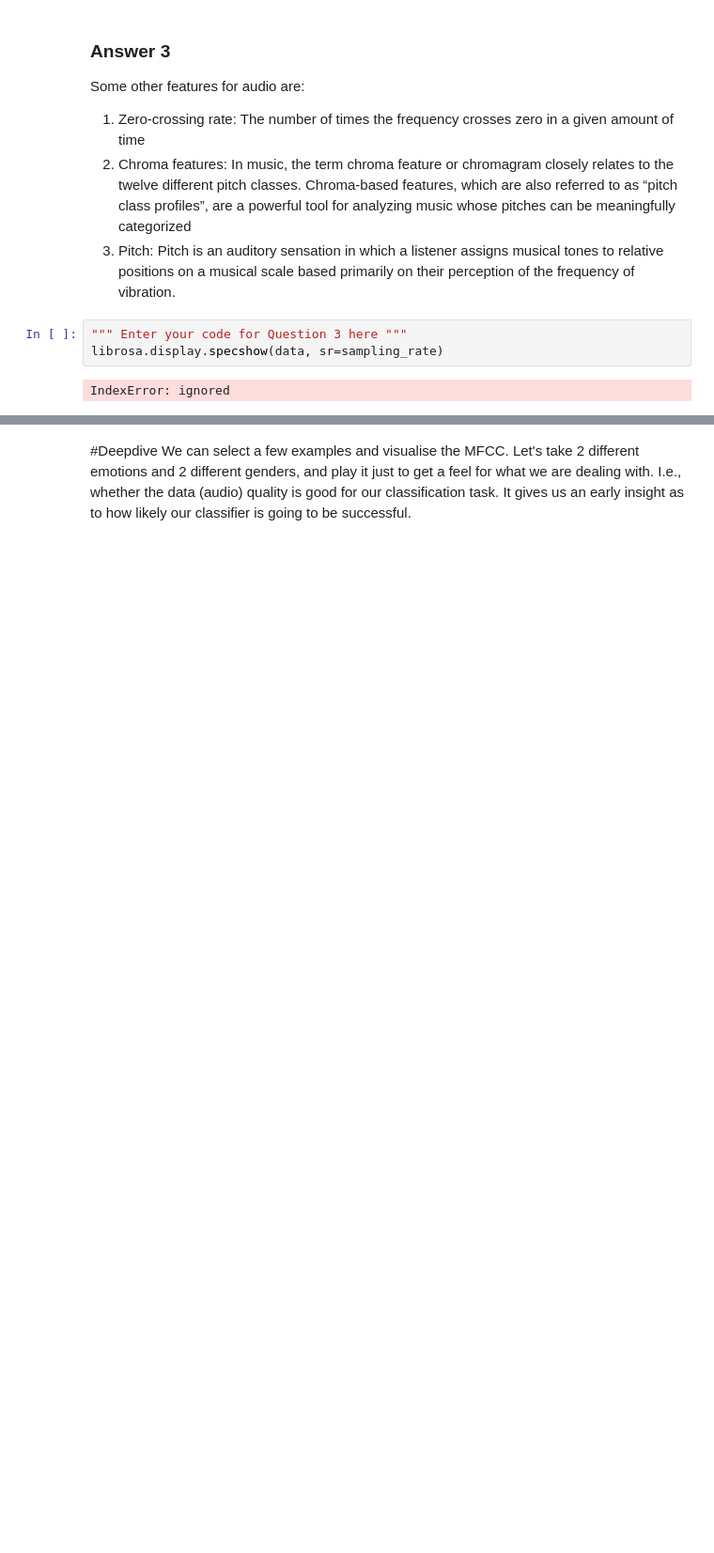
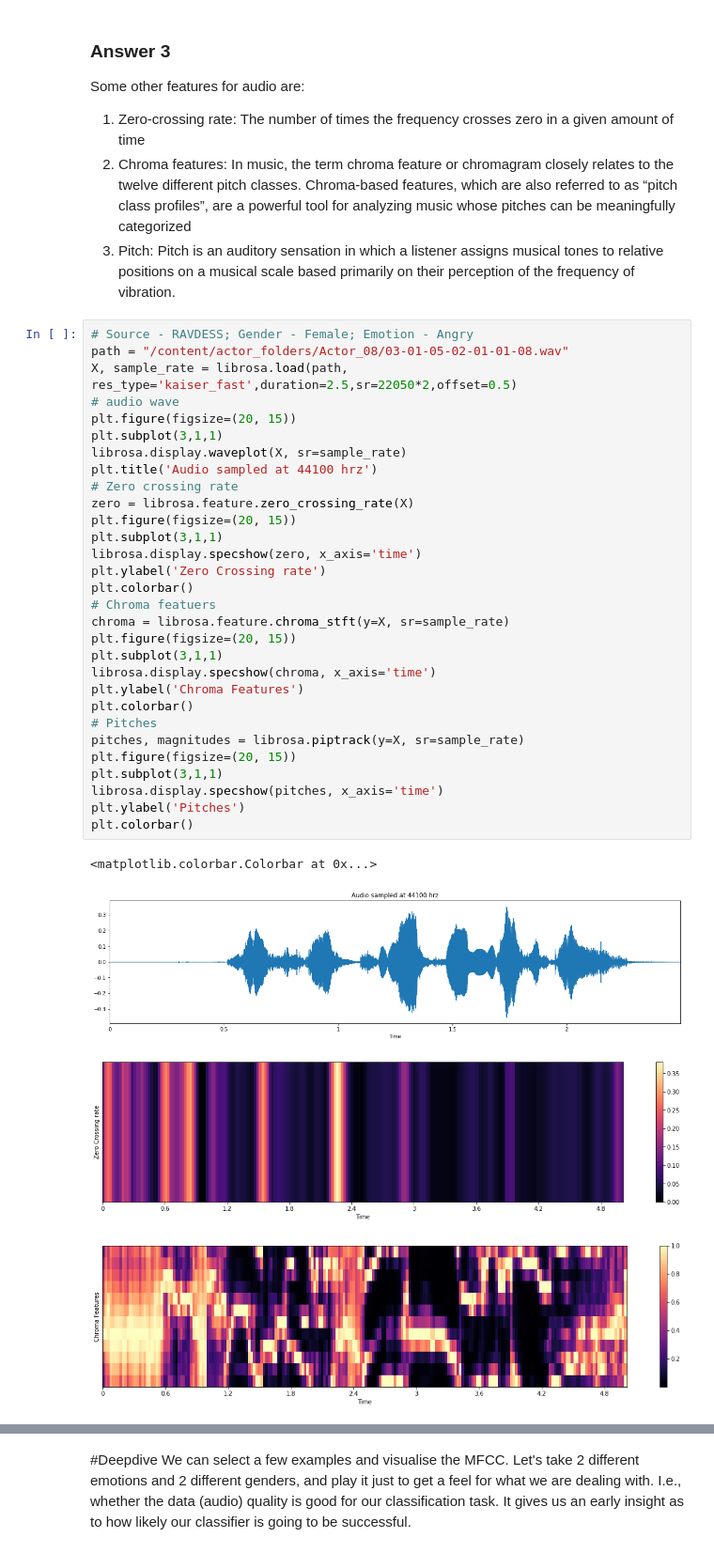
Before and after one commit to jeet-parikh/FutureMakers2022, a Jupyter notebook: Day_15_Affective_Computing_JP.ipynb, the cells around one changed output, grey strips where cells are left out. Shown at 94% size. Drawn from its saved outputs; the diff is of its cells as text; blank space fills up the shorter version.

```diff
--- a/Day_15_Affective_Computing_JP.ipynb
+++ b/Day_15_Affective_Computing_JP.ipynb
@@ -233,8 +233,38 @@ Some other features for audio are:
 1. Zero-crossing rate: The number of times the frequency crosses zero in a given amount of time
 2. Chroma features: In music, the term chroma feature or chromagram closely relates to the twelve different pitch classes. Chroma-based features, which are also referred to as “pitch class profiles”, are a powerful tool for analyzing music whose pitches can be meaningfully categorized
 3. Pitch: Pitch is an auditory sensation in which a listener assigns musical tones to relative positions on a musical scale based primarily on their perception of the frequency of vibration.
-# %%
-""" Enter your code for Question 3 here """
-librosa.display.specshow(data, sr=sampling_rate)
-# %% [output]
-IndexError: ignored
+# %%
+# Source - RAVDESS; Gender - Female; Emotion - Angry
+path = "/content/actor_folders/Actor_08/03-01-05-02-01-01-08.wav"
+X, sample_rate = librosa.load(path, res_type='kaiser_fast',duration=2.5,sr=22050*2,offset=0.5)
+# audio wave
+plt.figure(figsize=(20, 15))
+plt.subplot(3,1,1)
+librosa.display.waveplot(X, sr=sample_rate)
+plt.title('Audio sampled at 44100 hrz')
+# Zero crossing rate
+zero = librosa.feature.zero_crossing_rate(X)
+plt.figure(figsize=(20, 15))
+plt.subplot(3,1,1)
+librosa.display.specshow(zero, x_axis='time')
+plt.ylabel('Zero Crossing rate')
+plt.colorbar()
+# Chroma featuers
+chroma = librosa.feature.chroma_stft(y=X, sr=sample_rate)
+plt.figure(figsize=(20, 15))
+plt.subplot(3,1,1)
+librosa.display.specshow(chroma, x_axis='time')
+plt.ylabel('Chroma Features')
+plt.colorbar()
+# Pitches
+pitches, magnitudes = librosa.piptrack(y=X, sr=sample_rate)
+plt.figure(figsize=(20, 15))
+plt.subplot(3,1,1)
+librosa.display.specshow(pitches, x_axis='time')
+plt.ylabel('Pitches')
+plt.colorbar()
+# %% [output]
+<matplotlib.colorbar.Colorbar at 0x...>
+[figure, added]
+[figure, added]
+[figure, added]
```
Also changed, not shown: parts of 9 cells of this notebook.
